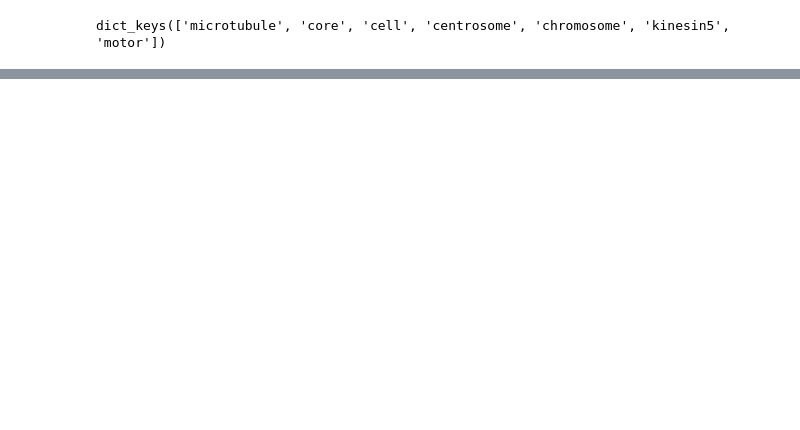
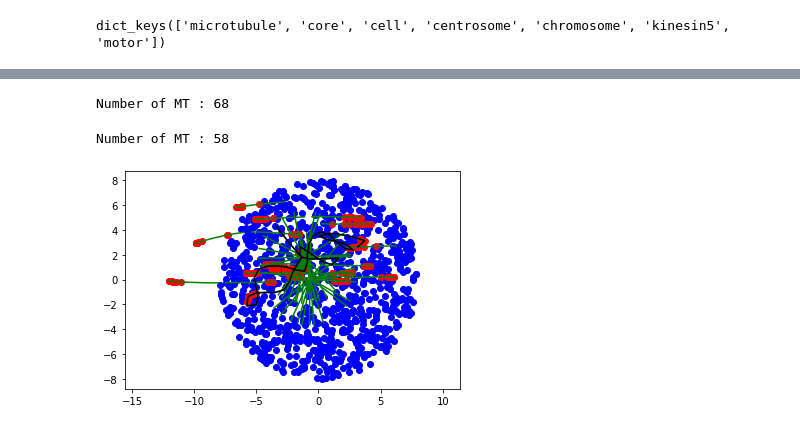
Before and after one commit to andresbonil/cytosim, a Jupyter notebook: demo_frame.ipynb, the cells around one changed output, grey strips where cells are left out. Cells and saved outputs as stored; diff of their text form; code cells hidden in the pictures; blank space fills up the shorter version.

```diff
--- a/demo_frame.ipynb
+++ b/demo_frame.ipynb
@@ -38,0 +54,22 @@ plt.show()
+# %%
+nmts = len(frame["microtubule"])
+print(f"Number of MT : {nmts}")
+# %% [output]
+Number of MT : 68
+# %%
+for i in range(10):
+    frame["microtubule"][0].join(frame["microtubule"][1])
+    frame = frame.update() # If you comment this, cythosim simulation will crash !
+nmts = len(frame["microtubule"])
+print(f"Number of MT : {nmts}")
+# %% [output]
+Number of MT : 58
+# %%
+plt.figure()
+scatter_couples(frame["kinesin5"])
+scatter_couples(frame["motor"],color="red")
+plot_fibers(frame["microtubule"])
+plot_fibers([frame["microtubule"][0]],color="black")
+plt.show()
+# %% [output]
+[figure, added]
```
Also changed, not shown: parts of 10 cells of this notebook, 3 other files.
